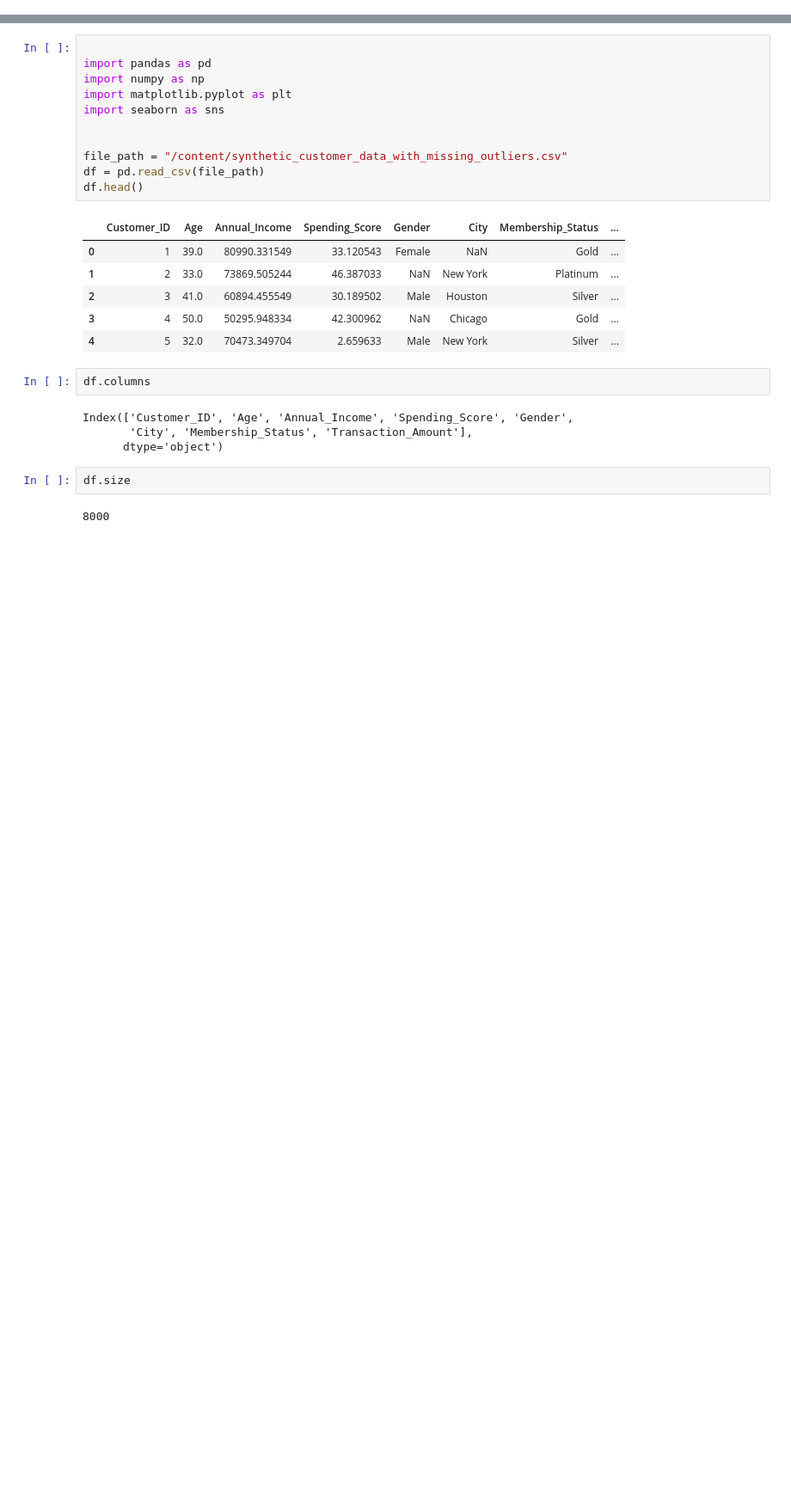
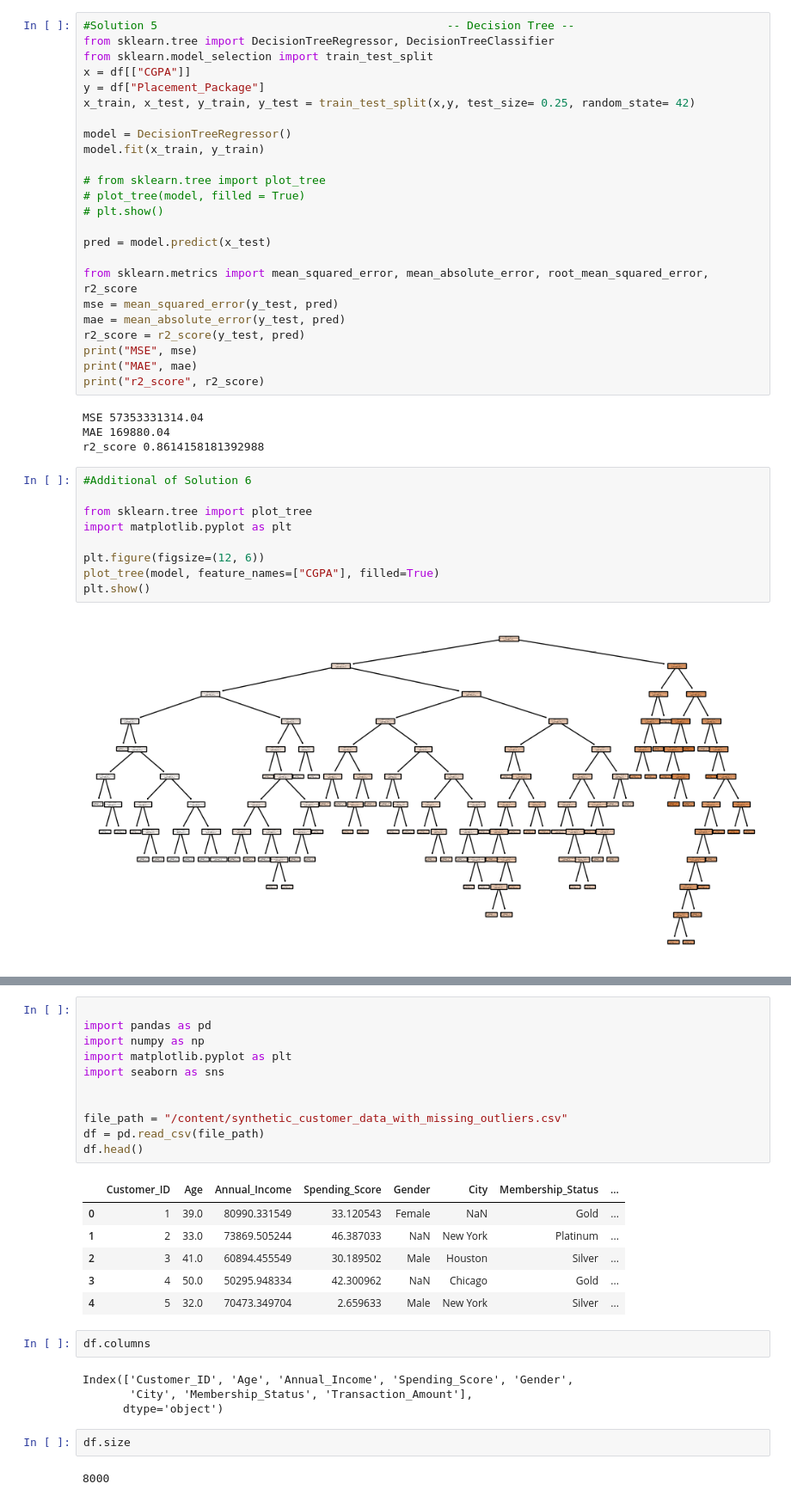
Before and after one commit to Jatingpt/ML-Repository, a Jupyter notebook: ML_Repository.ipynb, the cells around one changed output, grey strips where cells are left out. Shown at 86% size. Cells and saved outputs as stored; diff of their text form; blank space fills up the shorter version.

```diff
--- a/ML_Repository.ipynb
+++ b/ML_Repository.ipynb
@@ -89,0 +167,39 @@ from sklearn.preprocessing import StandardScaler
+# %%
+#Solution 5                                           -- Decision Tree --
+from sklearn.tree import DecisionTreeRegressor, DecisionTreeClassifier
+from sklearn.model_selection import train_test_split
+x = df[["CGPA"]]
+y = df["Placement_Package"]
+x_train, x_test, y_train, y_test = train_test_split(x,y, test_size= 0.25, random_state= 42)
+
+model = DecisionTreeRegressor()
+model.fit(x_train, y_train)
+
+# from sklearn.tree import plot_tree
+# plot_tree(model, filled = True)
+# plt.show()
+
+pred = model.predict(x_test)
+
+from sklearn.metrics import mean_squared_error, mean_absolute_error, root_mean_squared_error, r2_score
+mse = mean_squared_error(y_test, pred)
+mae = mean_absolute_error(y_test, pred)
+r2_score = r2_score(y_test, pred)
+print("MSE", mse)
+print("MAE", mae)
+print("r2_score", r2_score)
+# %% [output]
+MSE 57353331314.04
+MAE 169880.04
+r2_score 0.8614158181392988
+# %%
+#Additional of Solution 6
+
+from sklearn.tree import plot_tree
+import matplotlib.pyplot as plt
+
+plt.figure(figsize=(12, 6))
+plot_tree(model, feature_names=["CGPA"], filled=True)
+plt.show()
+# %% [output]
+[figure, added]
```
Also changed, not shown: parts of 16 cells of this notebook.
